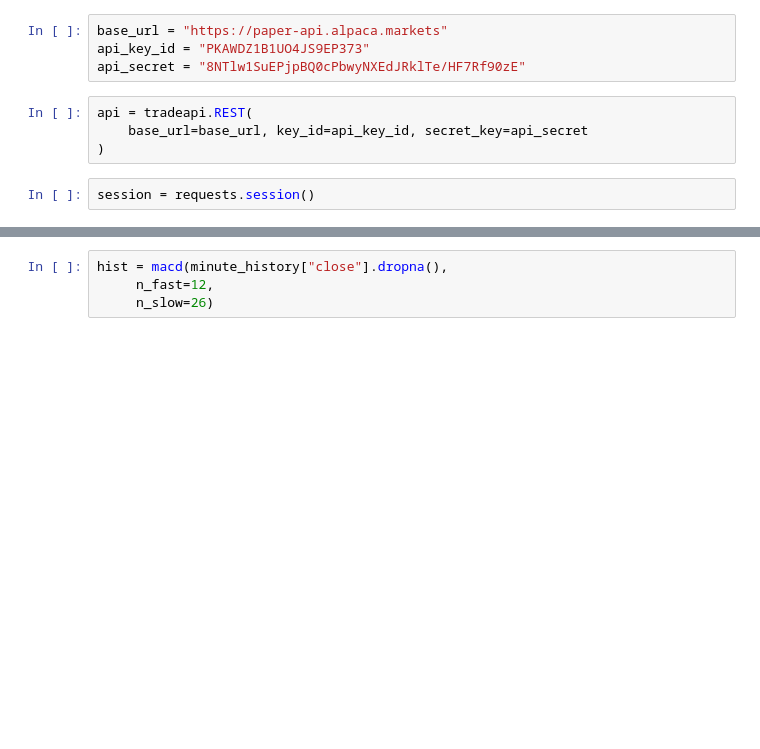
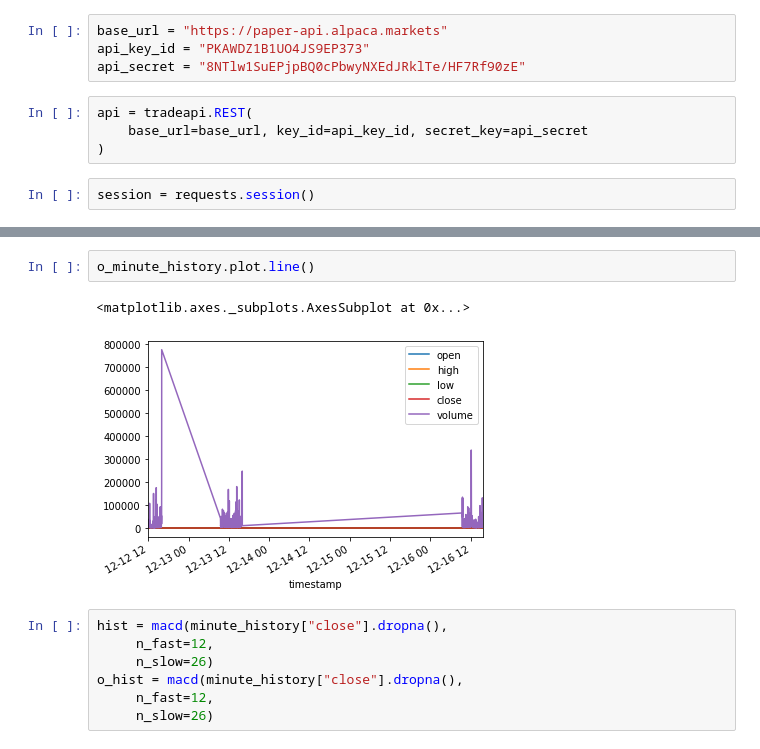
Before and after one commit to amor71/LiuAlgoTrader, a Jupyter notebook: test_macd.ipynb, the cells around one changed output, grey strips where cells are left out. Cells and saved outputs as stored; diff of their text form; blank space fills up the shorter version.

```diff
--- a/test_macd.ipynb
+++ b/test_macd.ipynb
@@ -37,4 +48,12 @@ minute_history
+# %%
+o_minute_history.plot.line()
+# %% [output]
+<matplotlib.axes._subplots.AxesSubplot at 0x...>
+[figure, added]
 # %%
 hist = macd(minute_history["close"].dropna(),
      n_fast=12,
      n_slow=26)
+o_hist = macd(minute_history["close"].dropna(),
+     n_fast=12,
+     n_slow=26)
```
Also changed, not shown: parts of 19 cells of this notebook, 1 other file.
